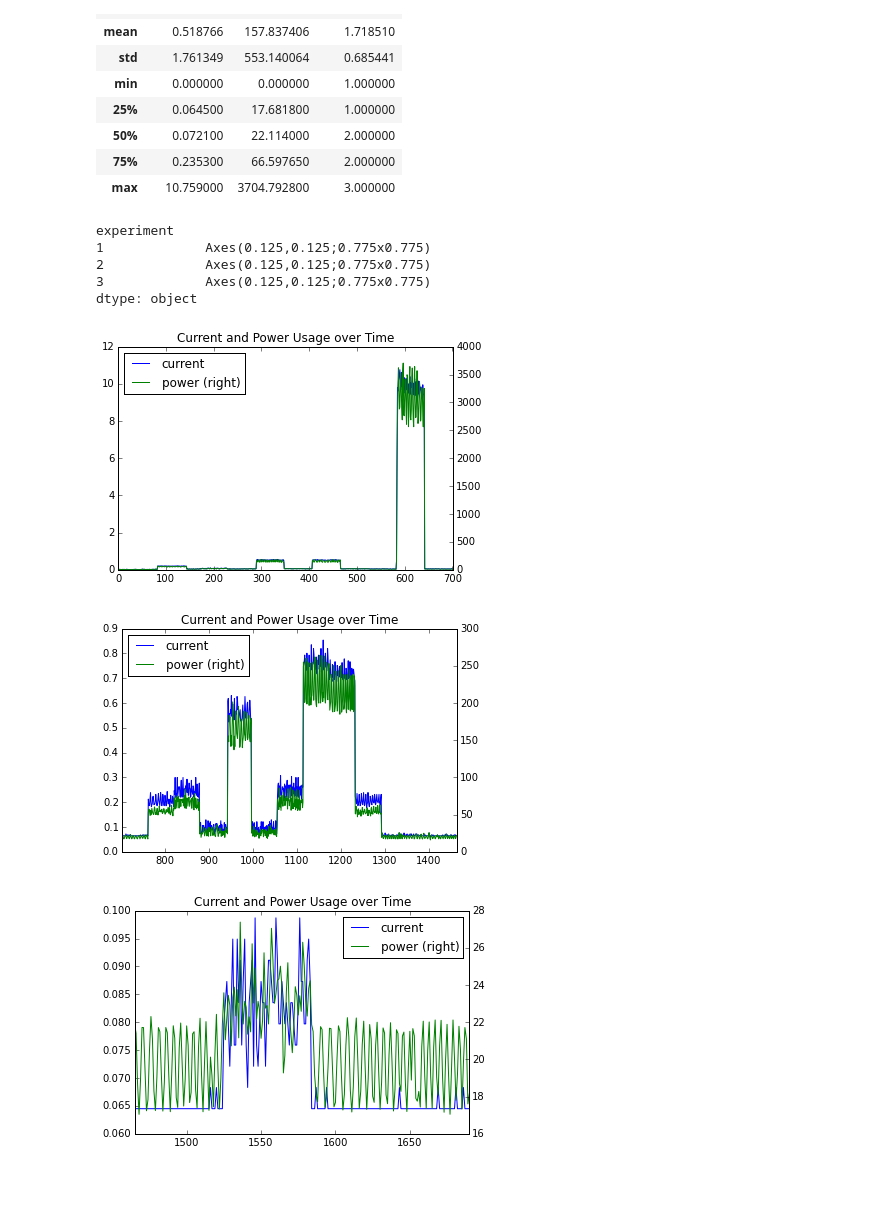
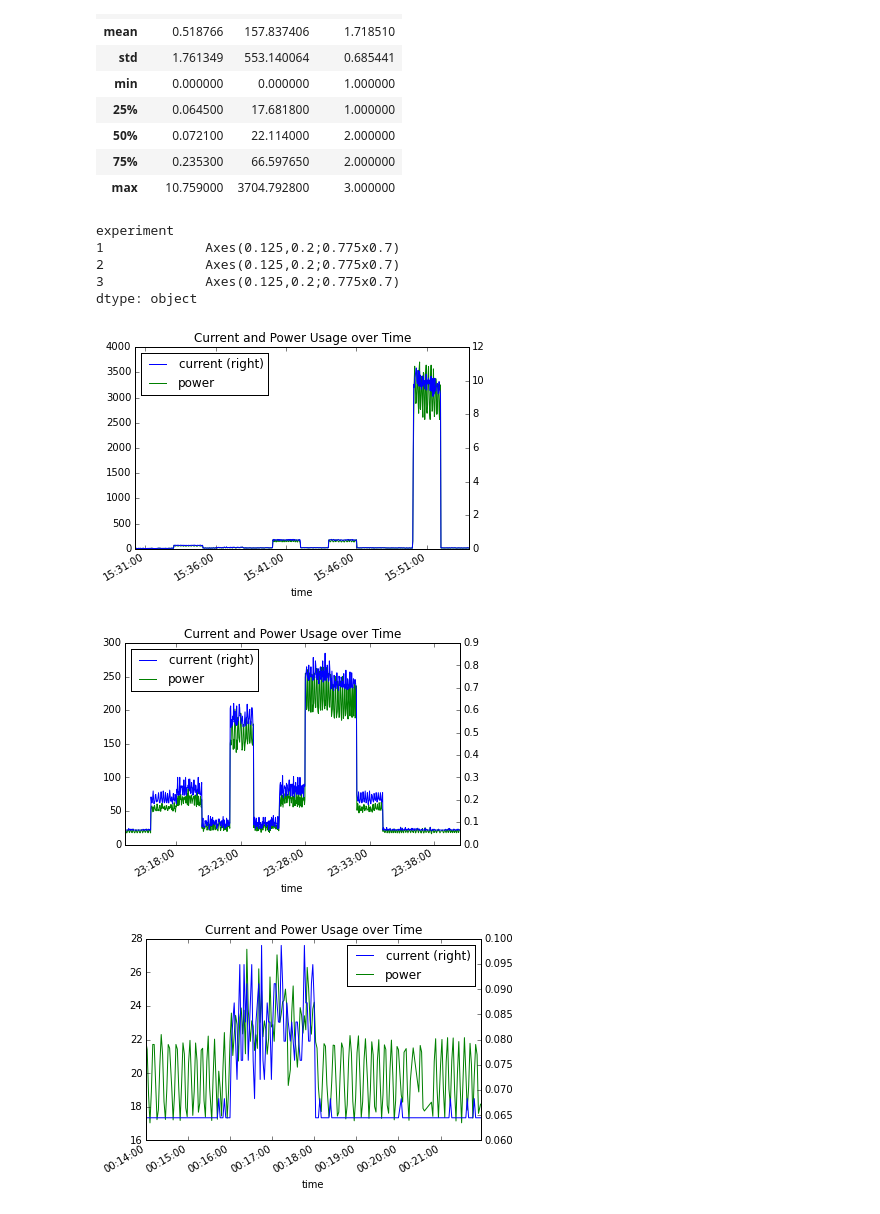
Before and after one commit to project-nikola/data, a Jupyter notebook: nk-energy/15-01-25-disaggregation/disaggregation.ipynb, the cells around one changed output. Drawn from its saved outputs; the diff is of its cells as text; code cells hidden in the pictures; blank space fills up the shorter version.

Commit message:
Add graphs for experiment 1

```diff
--- a/nk-energy/15-01-25-disaggregation/disaggregation.ipynb
+++ b/nk-energy/15-01-25-disaggregation/disaggregation.ipynb
@@ -62,6 +62,7 @@ for experiment in experiments:
     pieces.append(frame)
 
 data = pd.concat(pieces, ignore_index=True)
+data = data.set_index('time')
 # %%
 data.head()
 # %% [output]
@@ -86,14 +88,14 @@ data.describe()
 # %%
 grouped = data.groupby(data.experiment)
 # %%
-grouped.plot(title="Current and Power Usage over Time", secondary_y=['power'])
+grouped.plot(title="Current and Power Usage over Time", secondary_y=['current'])
 # %% [output]
 experiment
-1             Axes(0.125,0.125;0.775x0.775)
-2             Axes(0.125,0.125;0.775x0.775)
-3             Axes(0.125,0.125;0.775x0.775)
+1             Axes(0.125,0.2;0.775x0.7)
+2             Axes(0.125,0.2;0.775x0.7)
+3             Axes(0.125,0.2;0.775x0.7)
 dtype: object
-[figure, old version]
+[figure, new version]
-[figure, old version]
+[figure, new version]
-[figure, old version]
+[figure, new version]
 # %% [markdown]
```
Also changed, not shown: parts of 16 cells of this notebook.
